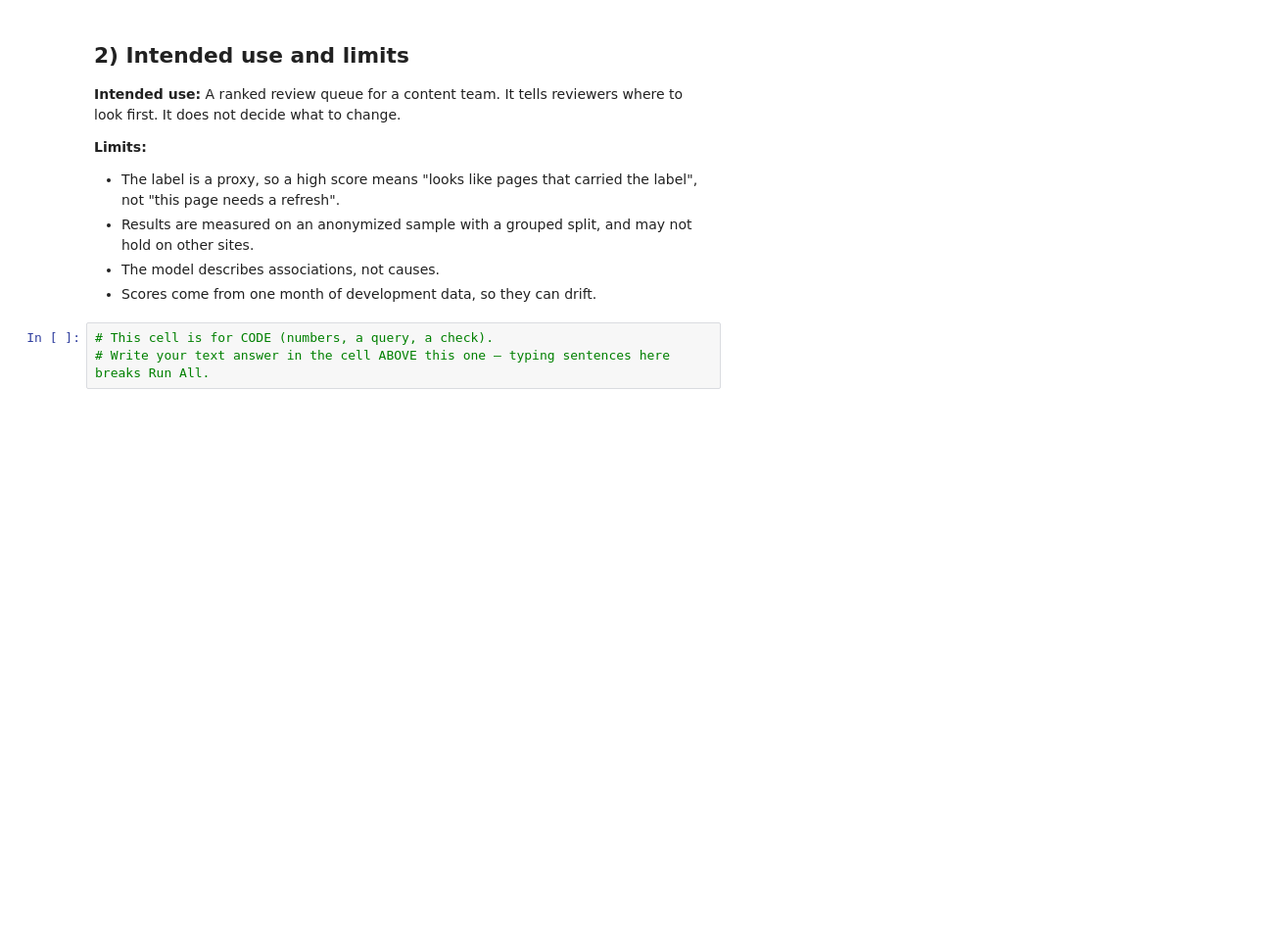
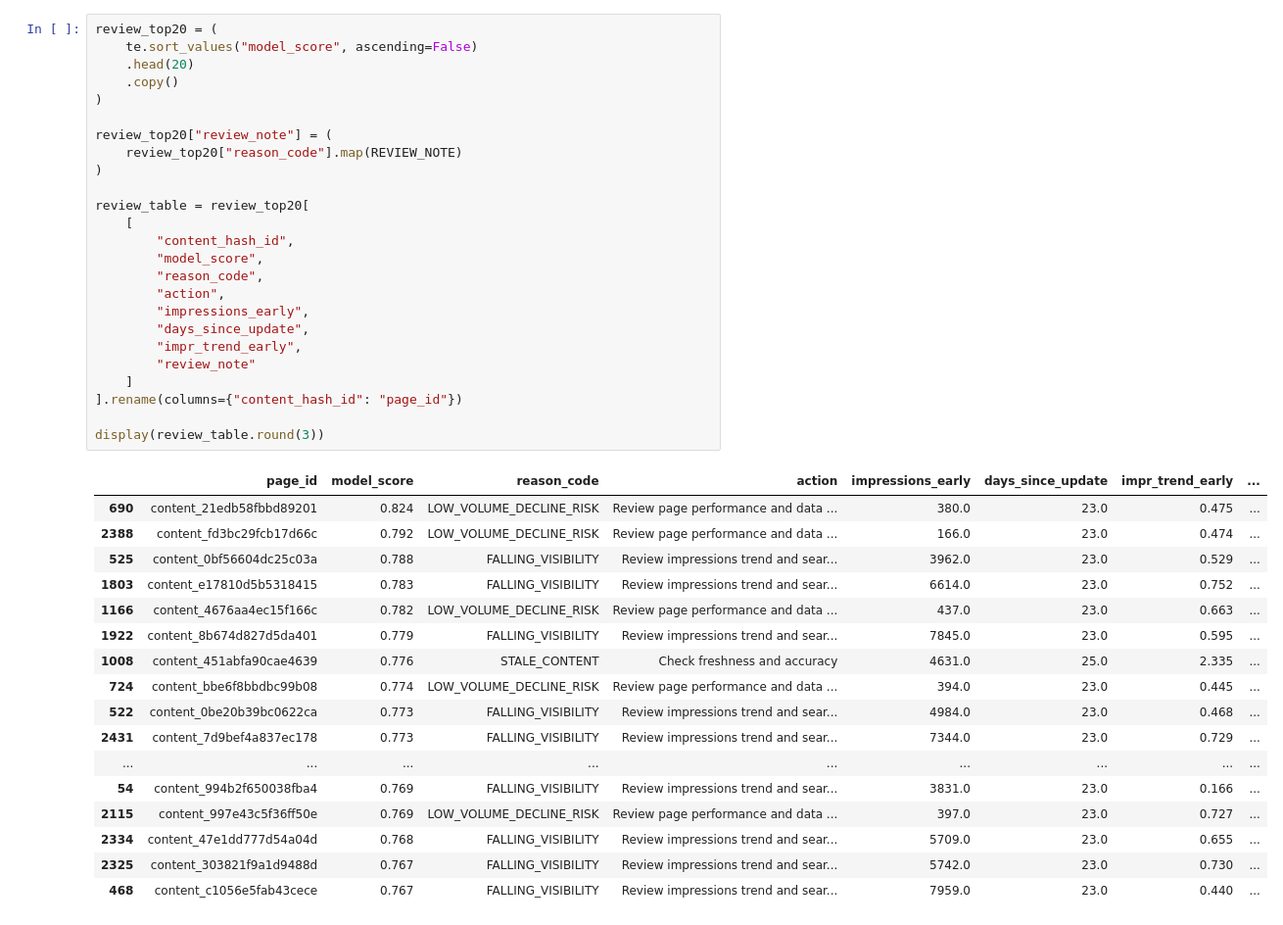
Before and after one commit to janaadarwish/flyrank-ml-internship, a Jupyter notebook: work/notebooks/w07_action_playbook.ipynb, the cells around one changed output. Shown at 98% size. Saved outputs shown, nothing was run; the diff lists cells and outputs as text; blank space fills up the shorter version.

```diff
--- a/work/notebooks/w07_action_playbook.ipynb
+++ b/work/notebooks/w07_action_playbook.ipynb
@@ -70,13 +390,43 @@ decay
-# %% [markdown]
-## 2) Intended use and limits
-
-**Intended use:** A ranked review queue for a content team. It tells reviewers where to look first. It does not decide what to change.
-
-**Limits:**
-- The label is a proxy, so a high score means "looks like pages that carried the label", not "this page needs a refresh".
-- Results are measured on an anonymized sample with a grouped split, and may not hold on other sites.
-- The model describes associations, not causes.
-- Scores come from one month of development data, so they can drift.
-# %%
-# This cell is for CODE (numbers, a query, a check).
-# Write your text answer in the cell ABOVE this one — typing sentences here breaks Run All.
+# %%
+review_top20 = (
+    te.sort_values("model_score", ascending=False)
+    .head(20)
+    .copy()
+)
+
+review_top20["review_note"] = (
+    review_top20["reason_code"].map(REVIEW_NOTE)
+)
+
+review_table = review_top20[
+    [
+        "content_hash_id",
+        "model_score",
+        "reason_code",
+        "action",
+        "impressions_early",
+        "days_since_update",
+        "impr_trend_early",
+        "review_note"
+    ]
+].rename(columns={"content_hash_id": "page_id"})
+
+display(review_table.round(3))
+# %% [output]
+|  | page_id | model_score | reason_code | action | impressions_early | days_since_update | impr_trend_early | ... |
+| 690 | content_21edb58fbbd89201 | 0.824 | LOW_VOLUME_DECLINE_RISK | Review page performance and data ... | 380.0 | 23.0 | 0.475 | ... |
+| 2388 | content_fd3bc29fcb17d66c | 0.792 | LOW_VOLUME_DECLINE_RISK | Review page performance and data ... | 166.0 | 23.0 | 0.474 | ... |
+| 525 | content_0bf56604dc25c03a | 0.788 | FALLING_VISIBILITY | Review impressions trend and sear... | 3962.0 | 23.0 | 0.529 | ... |
+| 1803 | content_e17810d5b5318415 | 0.783 | FALLING_VISIBILITY | Review impressions trend and sear... | 6614.0 | 23.0 | 0.752 | ... |
+| 1166 | content_4676aa4ec15f166c | 0.782 | LOW_VOLUME_DECLINE_RISK | Review page performance and data ... | 437.0 | 23.0 | 0.663 | ... |
+| 1922 | content_8b674d827d5da401 | 0.779 | FALLING_VISIBILITY | Review impressions trend and sear... | 7845.0 | 23.0 | 0.595 | ... |
+| 1008 | content_451abfa90cae4639 | 0.776 | STALE_CONTENT | Check freshness and accuracy | 4631.0 | 25.0 | 2.335 | ... |
+| 724 | content_bbe6f8bbdbc99b08 | 0.774 | LOW_VOLUME_DECLINE_RISK | Review page performance and data ... | 394.0 | 23.0 | 0.445 | ... |
+| 522 | content_0be20b39bc0622ca | 0.773 | FALLING_VISIBILITY | Review impressions trend and sear... | 4984.0 | 23.0 | 0.468 | ... |
+| 2431 | content_7d9bef4a837ec178 | 0.773 | FALLING_VISIBILITY | Review impressions trend and sear... | 7344.0 | 23.0 | 0.729 | ... |
+| ... | ... | ... | ... | ... | ... | ... | ... | ... |
+| 54 | content_994b2f650038fba4 | 0.769 | FALLING_VISIBILITY | Review impressions trend and sear... | 3831.0 | 23.0 | 0.166 | ... |
+| 2115 | content_997e43c5f36ff50e | 0.769 | LOW_VOLUME_DECLINE_RISK | Review page performance and data ... | 397.0 | 23.0 | 0.727 | ... |
+| 2334 | content_47e1dd777d54a04d | 0.768 | FALLING_VISIBILITY | Review impressions trend and sear... | 5709.0 | 23.0 | 0.655 | ... |
+| 2325 | content_303821f9a1d9488d | 0.767 | FALLING_VISIBILITY | Review impressions trend and sear... | 5742.0 | 23.0 | 0.730 | ... |
+| 468 | content_c1056e5fab43cece | 0.767 | FALLING_VISIBILITY | Review impressions trend and sear... | 7959.0 | 23.0 | 0.440 | ... |
```
Also changed, not shown: parts of 27 cells of this notebook.
